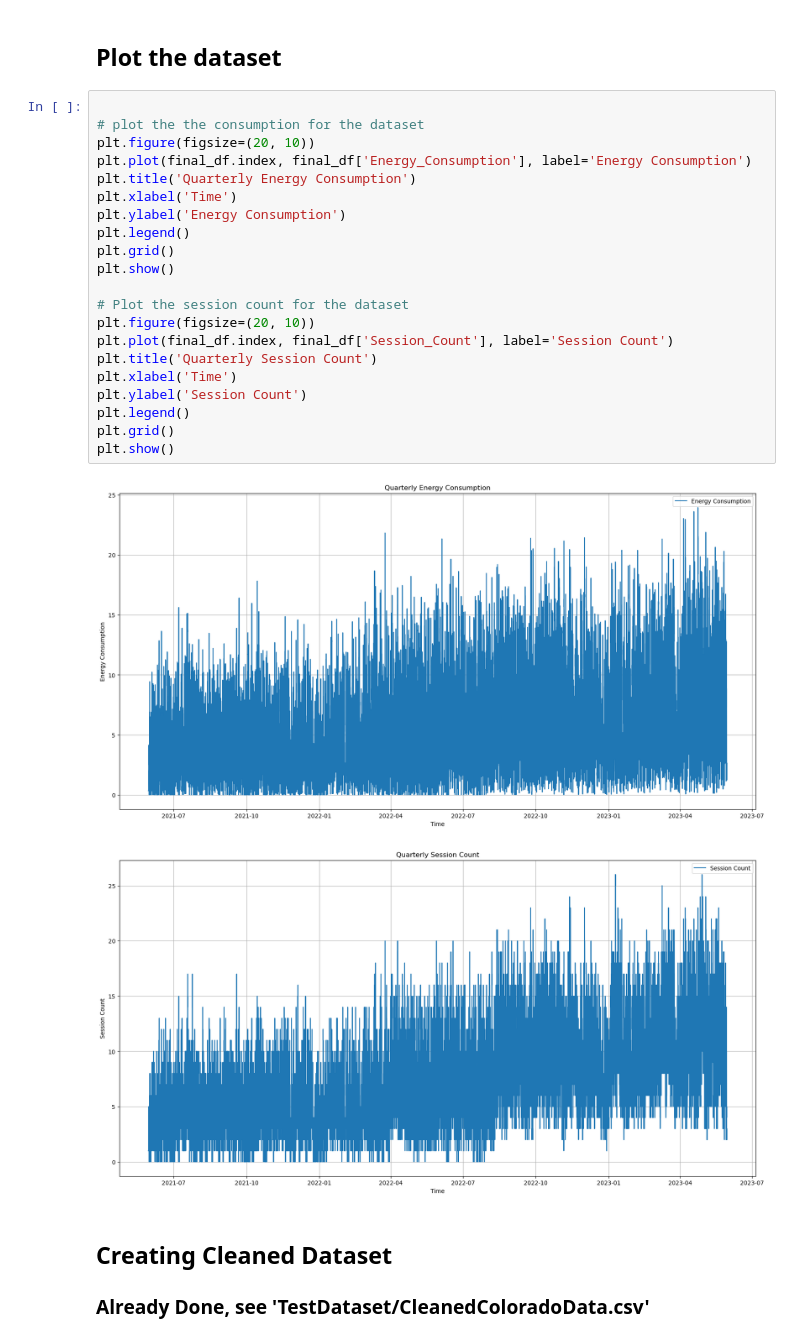
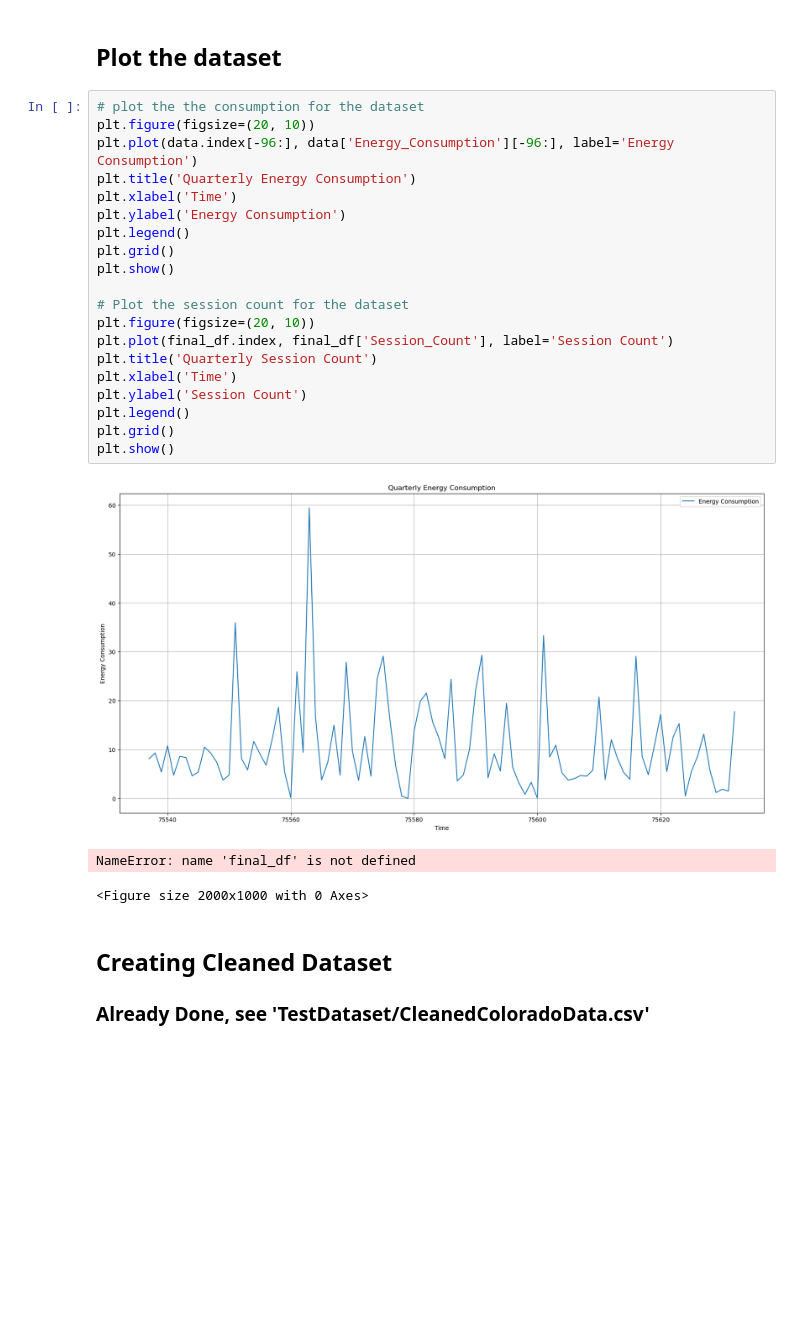
Before and after one commit to sebxGit/P10, a Jupyter notebook: Colorado/Preprocessing/PreprocessingFinal.ipynb, the cells around one changed output. Saved outputs shown, nothing was run; the diff lists cells and outputs as text; blank space fills up the shorter version.

Commit message:
Convert quarterly back to hourly data

```diff
--- a/Colorado/Preprocessing/PreprocessingFinal.ipynb
+++ b/Colorado/Preprocessing/PreprocessingFinal.ipynb
@@ -152,29 +149,29 @@ final_df.to_csv('TestDataset/final_df.csv')
 # %% [markdown]
 ## Plot the dataset
 # %%
-
 # plot the the consumption for the dataset
 plt.figure(figsize=(20, 10))
-plt.plot(final_df.index, final_df['Energy_Consumption'], label='Energy Consumption')
+plt.plot(data.index[-96:], data['Energy_Consumption'][-96:], label='Energy Consumption')
 plt.title('Quarterly Energy Consumption')
 plt.xlabel('Time')
 plt.ylabel('Energy Consumption')
 plt.legend()
 plt.grid()
 plt.show()
 
 # Plot the session count for the dataset
 plt.figure(figsize=(20, 10))
 plt.plot(final_df.index, final_df['Session_Count'], label='Session Count')
 plt.title('Quarterly Session Count')
 plt.xlabel('Time')
 plt.ylabel('Session Count')
 plt.legend()
 plt.grid()
 plt.show()
 # %% [output]
-[figure, old version]
+[figure, new version]
-[figure, removed]
+NameError: name 'final_df' is not defined
+<Figure size 2000x1000 with 0 Axes>
 # %% [markdown]
 ## Creating Cleaned Dataset
 ### Already Done, see 'TestDataset/CleanedColoradoData.csv'
```
Also changed, not shown: parts of 1 cell of this notebook, 1 other file.
